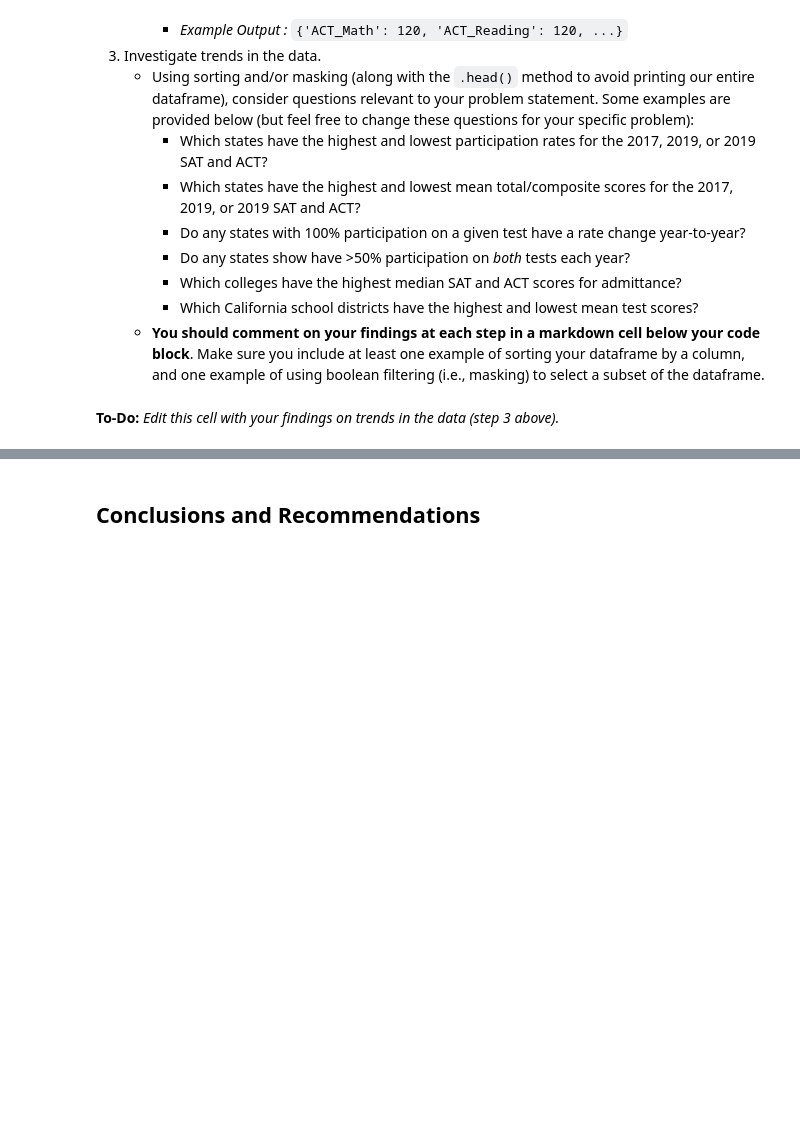
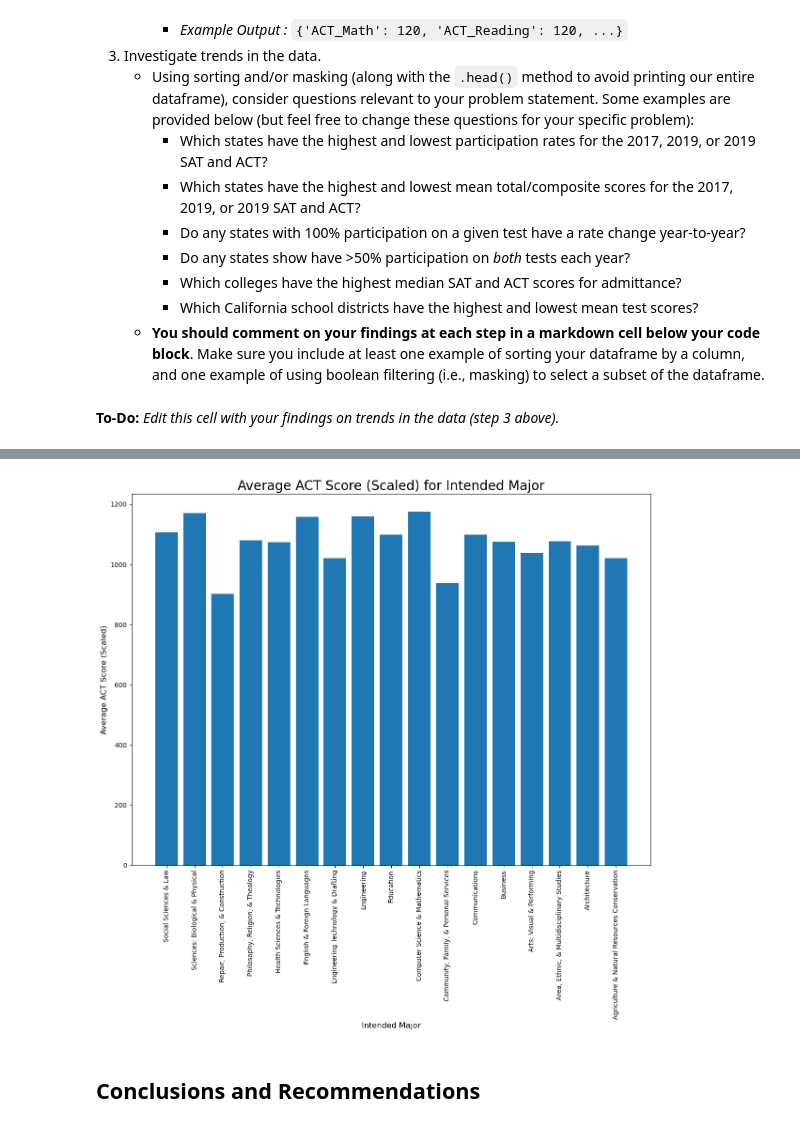
Before and after one commit to jlu7922/Standardized-Test-Analysis, a Jupyter notebook: code/starter-code-Jason.ipynb, the cells around one changed output, grey strips where cells are left out. Drawn from its saved outputs; the diff is of its cells as text; code cells hidden in the pictures; blank space fills up the shorter version.

```diff
--- a/code/starter-code-Jason.ipynb
+++ b/code/starter-code-Jason.ipynb
@@ -524,3 +524,7 @@ intended_major
 | 14 | Repair, Production, & Construction | 16860 | 0.01 | 17.1 | 2500.0 | 0.00 | ... |
 | 15 | Sciences: Biological & Physical | 97984 | 0.06 | 24.4 | 155834.0 | 0.08 | ... |
 | 16 | Social Sciences & Law | 92008 | 0.06 | 22.3 | 33356.0 | 0.02 | ... |
+# %%
+intended_major_2 = intended_major.copy()
+scaled_scores = [1020, 1062, 1077, 1038, 1075, 1098, 937, 1175, 1098, 1160, 1020, 1158, 1074, 1079, 902, 1171, 1106]
+intended_major_2['Avg ACT Score Scaled'] = scaled_scores
@@ -666,3 +674,24 @@ plt.tight_layout()
+# %%
+# create our figure, think of this as our "canvas"
+plt.figure(figsize=(12,12))
+
+# horizontal bar chart
+plt.bar(intended_major_2['Intended Major'][::-1],
+        intended_major_2['Avg ACT Score Scaled'][::-1])
+
+# add a title
+plt.title('Average ACT Score (Scaled) for Intended Major', size = 20)
+
+# rotate x-ticks
+plt.xticks(rotation = 90)
+
+# add axis labels
+plt.ylabel('Average ACT Score (Scaled)', size = 12)
+plt.xlabel('Intended Major', size = 12);
+
+plt.tight_layout()
+# %% [output]
+[figure, added]
 # %% [markdown]
 ## Conclusions and Recommendations
 # %% [markdown]
```
Also changed, not shown: parts of 3 cells of this notebook.
